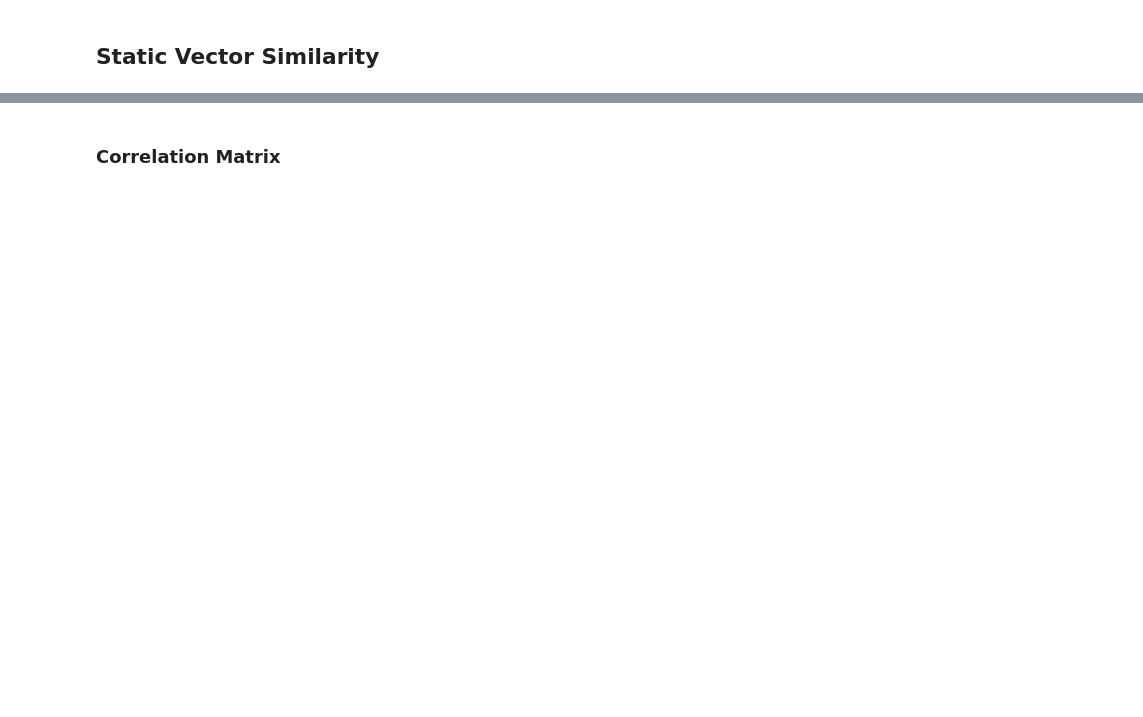
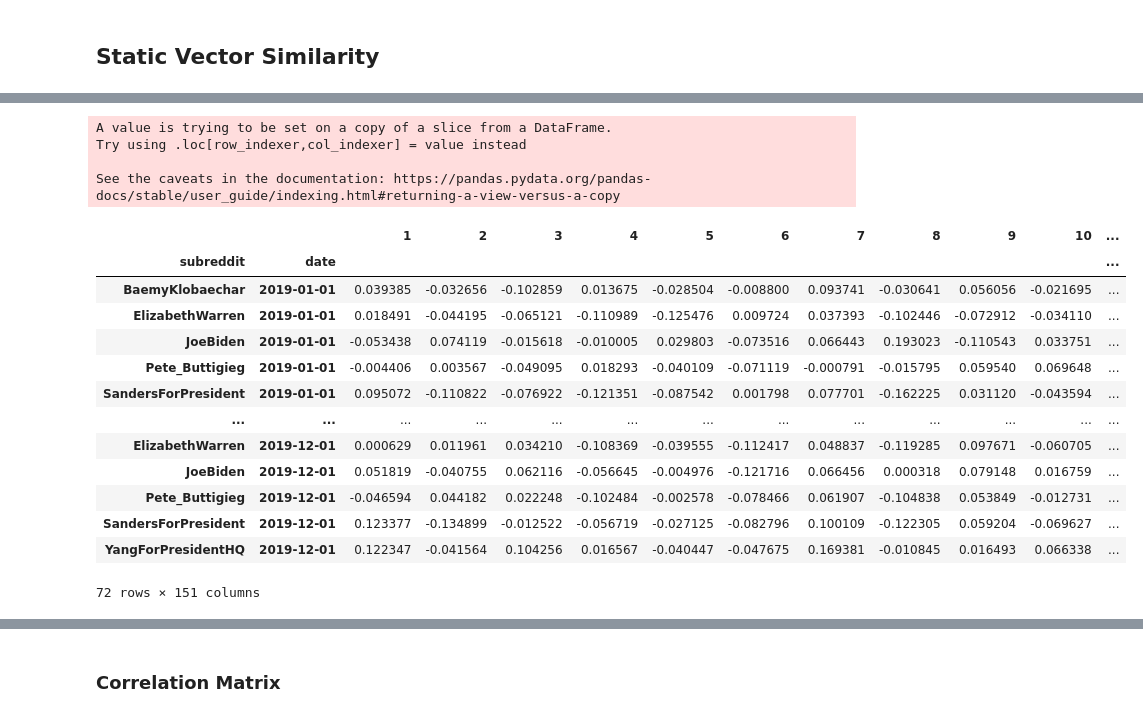
Before and after one commit to CSSLab/political-subreddits, a Jupyter notebook: Exploratory_Analysis.ipynb, the cells around one changed output, grey strips where cells are left out. Saved outputs shown, nothing was run; the diff lists cells and outputs as text; code cells hidden in the pictures; blank space fills up the shorter version.

```diff
--- a/Exploratory_Analysis.ipynb
+++ b/Exploratory_Analysis.ipynb
@@ -367,18 +436,3 @@ fig.write_html("visualizations/2019_radial.html")
 fig.show()
 # %% [output]
 [interactive output not drawn]
-# %%
-subreddits, vectors  = load_embedding("/h/224/cameron/Political-Subreddit-Embedding/trained_embeddings/temporal/{}/{}_vecs_0.0028_15.txt".format(TIME_FRAME,TIME_FRAME))
-subreddits = pd.DataFrame(subreddits.apply(lambda x: parse_tup(x,date_str="%d/%m/%Y")).tolist())
-subreddits.columns = ["subreddit","week"]
-filt = subreddits["subreddit"].isin(left_candidates) #| subreddits["subreddit"].isin(right_candidates)
-subreddits, vectors = subreddits[filt], vectors[filt]
-embedding = pd.concat([subreddits, vectors], axis=1).reset_index(drop=True)
-del subreddits, vectors
-idx = pd.MultiIndex.from_product([embedding['week'].unique(), embedding['subreddit'].unique()],
-                                 names=['week', 'subreddit'])
-
-# In the case that there isn't a vector for a specific week/subreddit we backfill the vector from the previous
-embedding = embedding.set_index(['week', 'subreddit']).reindex(idx).reset_index().sort_values(['subreddit','week']).bfill()
-embedding = embedding.sort_values('week')
-embedding
@@ -423,2 +464,32 @@ embedding
+# %%
+def avg_distance(embedding,subreddit,date):
+    idx = pd.IndexSlice
+    filter_date = embedding.loc[idx[:,date], :]
+    sub_vec = filter_date.loc[idx[subreddit,:], :].to_numpy().flatten()
+    other_vecs = filter_date[~filter_date.index.isin([subreddit],level=0)].to_numpy()
+    dists = np.apply_along_axis(lambda a : cos_dist(sub_vec,a), 1, other_vecs)
+    return np.mean(dists)
+just_cands = embedding[embedding.index.get_level_values(0).isin(left_candidates)]
+just_cands["avg_dist"] = just_cands.apply(lambda x: avg_distance(just_cands,x.name[0],x.name[1]),axis=1)
+just_cands
+# %% [output]
+A value is trying to be set on a copy of a slice from a DataFrame.
+Try using .loc[row_indexer,col_indexer] = value instead
+
+See the caveats in the documentation: https://pandas.pydata.org/pandas-docs/stable/user_guide/indexing.html#returning-a-view-versus-a-copy
+|  |  | 1 | 2 | 3 | 4 | 5 | 6 | 7 | 8 | 9 | 10 | ... |
+| subreddit | date |  |  |  |  |  |  |  |  |  |  | ... |
+| BaemyKlobaechar | 2019-01-01 | 0.039385 | -0.032656 | -0.102859 | 0.013675 | -0.028504 | -0.008800 | 0.093741 | -0.030641 | 0.056056 | -0.021695 | ... |
+| ElizabethWarren | 2019-01-01 | 0.018491 | -0.044195 | -0.065121 | -0.110989 | -0.125476 | 0.009724 | 0.037393 | -0.102446 | -0.072912 | -0.034110 | ... |
+| JoeBiden | 2019-01-01 | -0.053438 | 0.074119 | -0.015618 | -0.010005 | 0.029803 | -0.073516 | 0.066443 | 0.193023 | -0.110543 | 0.033751 | ... |
+| Pete_Buttigieg | 2019-01-01 | -0.004406 | 0.003567 | -0.049095 | 0.018293 | -0.040109 | -0.071119 | -0.000791 | -0.015795 | 0.059540 | 0.069648 | ... |
+| SandersForPresident | 2019-01-01 | 0.095072 | -0.110822 | -0.076922 | -0.121351 | -0.087542 | 0.001798 | 0.077701 | -0.162225 | 0.031120 | -0.043594 | ... |
+| ... | ... | ... | ... | ... | ... | ... | ... | ... | ... | ... | ... | ... |
+| ElizabethWarren | 2019-12-01 | 0.000629 | 0.011961 | 0.034210 | -0.108369 | -0.039555 | -0.112417 | 0.048837 | -0.119285 | 0.097671 | -0.060705 | ... |
+| JoeBiden | 2019-12-01 | 0.051819 | -0.040755 | 0.062116 | -0.056645 | -0.004976 | -0.121716 | 0.066456 | 0.000318 | 0.079148 | 0.016759 | ... |
+| Pete_Buttigieg | 2019-12-01 | -0.046594 | 0.044182 | 0.022248 | -0.102484 | -0.002578 | -0.078466 | 0.061907 | -0.104838 | 0.053849 | -0.012731 | ... |
+| SandersForPresident | 2019-12-01 | 0.123377 | -0.134899 | -0.012522 | -0.056719 | -0.027125 | -0.082796 | 0.100109 | -0.122305 | 0.059204 | -0.069627 | ... |
+| YangForPresidentHQ | 2019-12-01 | 0.122347 | -0.041564 | 0.104256 | 0.016567 | -0.040447 | -0.047675 | 0.169381 | -0.010845 | 0.016493 | 0.066338 | ... |
+72 rows × 151 columns
 # %%
  args = {
```
Also changed, not shown: parts of 25 cells of this notebook, 4 other files.
